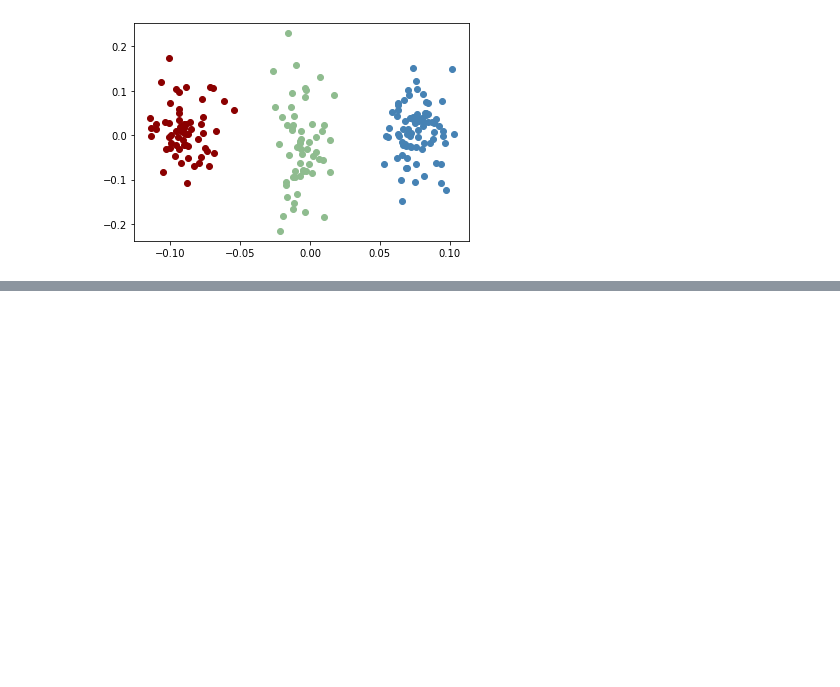
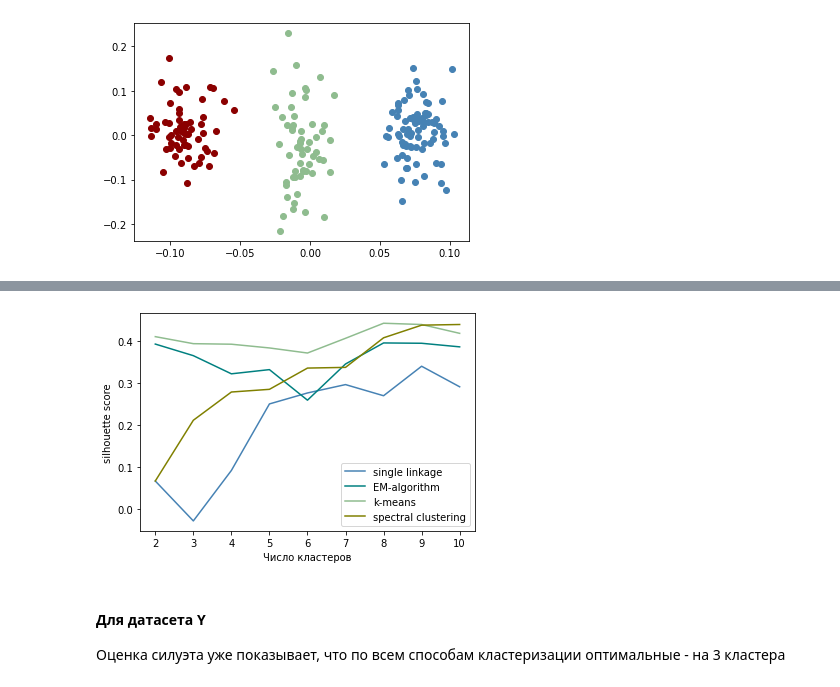
Before and after one commit to vsavkina/lab3, a Jupyter notebook: Lab3_13.ipynb, the cells around one changed output, grey strips where cells are left out. Cells and saved outputs as stored; diff of their text form; code cells hidden in the pictures; blank space fills up the shorter version.

Commit message:
Добавлен Silhouette Score

```diff
--- a/Lab3_13.ipynb
+++ b/Lab3_13.ipynb
@@ -549,0 +538,23 @@ spectral: -0.004565184716943865
+# %%
+def get_silhouette_score(similarity, data):
+    silhouette_coefficients = {}
+    for k in range(2, 11):
+        clusters = perform_clustering(similarity, data, k)
+        score = []
+        for i in clusters.columns:
+            score.append(silhouette_score(data, list(clusters[i])))
+        silhouette_coefficients[k] = score
+    silhouette_db = pd.DataFrame(silhouette_coefficients, index=clusters.columns)
+    return silhouette_db
+# %%
+def show_silhouette(score_db):
+    plt.plot(score_db.loc['single linkage'], color='steelblue')
+    plt.plot(score_db.loc['EM-algorithm'], color='teal')
+    plt.plot(score_db.loc['k-means'], color='darkseagreen')
+    plt.plot(score_db.loc['spectral'], color='olive')
+
+    plt.xlabel('Число кластеров')
+    plt.ylabel('silhouette score')
+    plt.legend(['single linkage', 'EM-algorithm',
+                'k-means', 'spectral clustering'])
+    plt.show()
@@ -549,0 +563,3 @@ spectral: -0.004565184716943865
+# %%
+X_score = get_silhouette_score(similarity_X, X_st)
+X_score
@@ -549,0 +572,8 @@ spectral: -0.004565184716943865
+# %%
+show_silhouette(X_score)
+# %% [output]
+[figure, added]
+# %% [markdown]
+#### Для датасета Y
+
+Оценка силуэта уже показывает, что по всем способам кластеризации оптимальные - на 3 кластера
```
Also changed, not shown: parts of 23 cells of this notebook.
